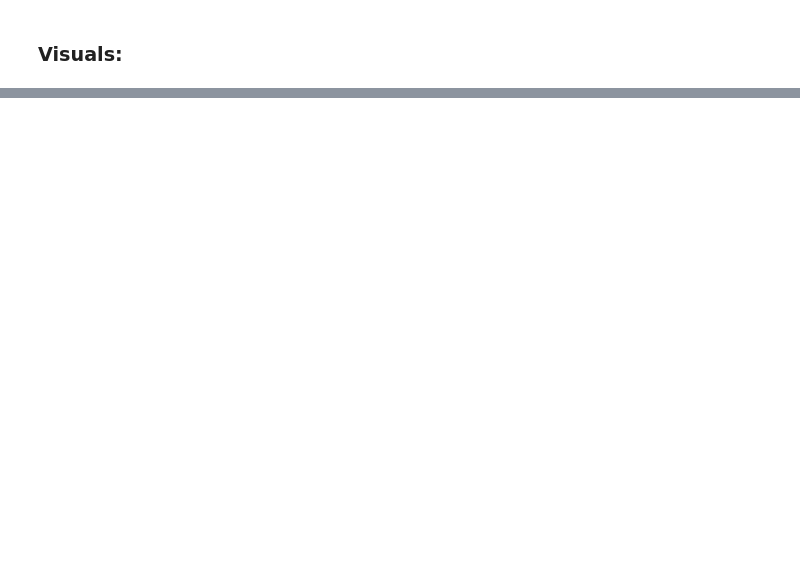
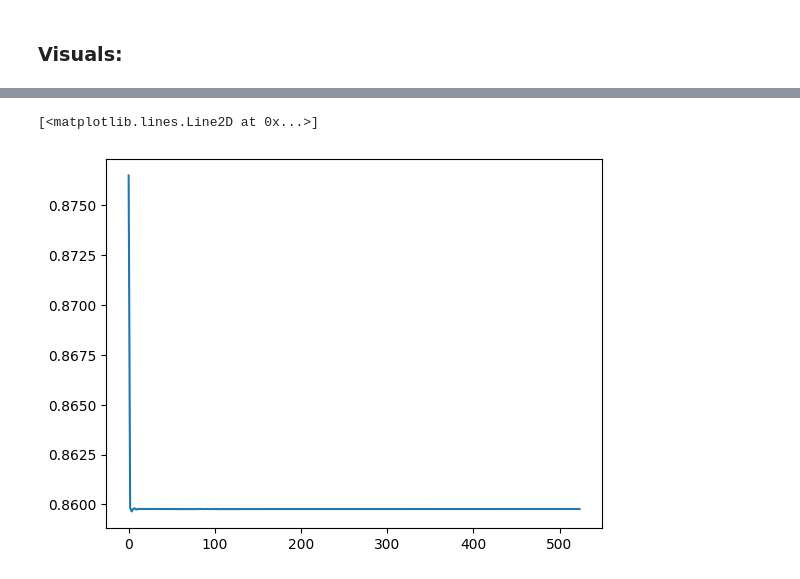
Before and after one commit to bryantx22/Oracle, a Jupyter notebook: simulation.ipynb, the cells around one changed output, grey strips where cells are left out. Cells and saved outputs as stored; diff of their text form; code cells hidden in the pictures; blank space fills up the shorter version.

```diff
--- a/simulation.ipynb
+++ b/simulation.ipynb
@@ -60,6 +65,16 @@ s.t.
 $$ c \leq w \cdot l - T(w \cdot l)$$
 
 Note that $T(0) = -R$ is the transfer.
+# %%
+def get_poly_func(coefs):
+
+    def poly_func(z):
+        val = 0
+        for (deg, coef) in enumerate(coefs):
+                val += coef * z**deg
+        return val
+
+    return poly_func
 # %%
 class Agent:
 
@@ -113,11 +121,11 @@ Intialization for the search is important for the speed of convergence. We use t
 # %%
 # initially - initialize the economy - flat tax schedule
 agents = []
-tax_schedule = lambda earnings: 0.35 # flat tax; note this specifices T'(z)
+tax_burden = get_poly_func([0, 0.35])
 
 for wage in wages:
     agent = Agent(wage)
-    optimal_wage = agent.max_util(transfer, tax_schedule)
+    optimal_wage = agent.max_util(transfer, tax_burden)
     agents.append(agent)
 # %% [markdown]
 #### Update rule:
@@ -152,19 +160,9 @@ def interp_util (wages, agents, gamma):
     y = np.array([agent.util**(-1 * gamma) for agent in agents])
 
     # Create an interpolation function
-    interp_func = interp1d(x, y, kind='linear', fill_value='extrapolate')
+    interp_func = interp1d(x, y, kind='linear')
 
     return interp_func
-
-def interp_revenue (wages, agents):
-
-    x = np.array(wages)
-    y = np.array([agent.taxpaid for agent in agents])
-
-    # Create an interpolation function
-    interp_func = interp1d(x, y, kind='linear', fill_value='extrapolate')
-
-    return interp_func
 # %%
 interp_gamma_util_func = interp_util(wages, agents, gamma)
 # %%
@@ -225,9 +273,12 @@ while True:
 # %%
 xs = []
 ys = []
 
 for agent in agents:
-    xs.append(agent.ls * agent.wage)
-    ys.append(tax_schedule(agent.ls * agent.wage))
+    xs.append(agent.wage)
+    ys.append(agent.ls)
 
 plt.plot(xs, ys)
+# %% [output]
+[<matplotlib.lines.Line2D at 0x...>]
+[figure, added]
```
Also changed, not shown: parts of 9 cells of this notebook.
